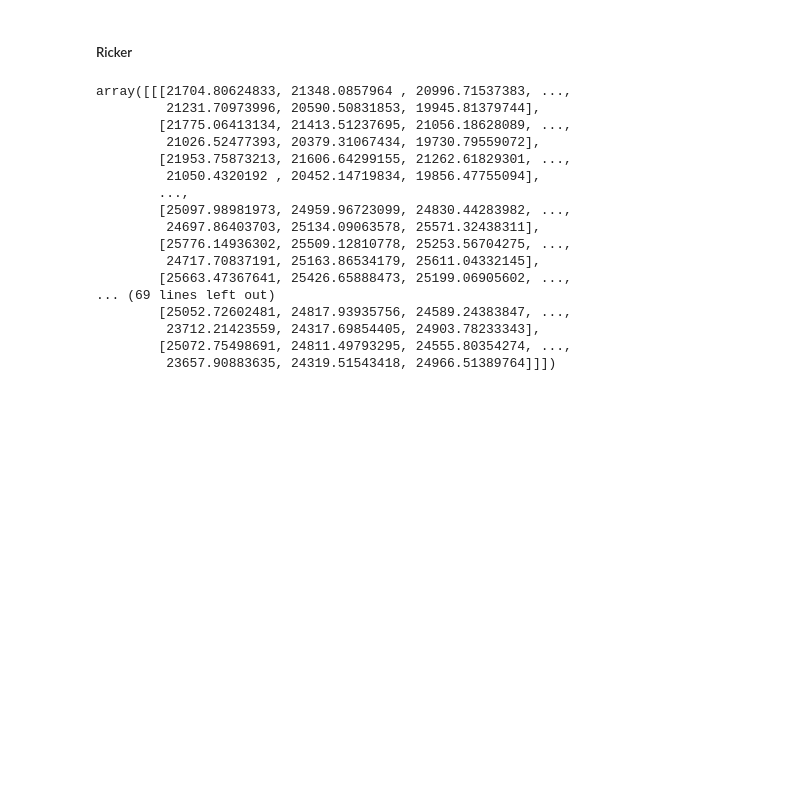
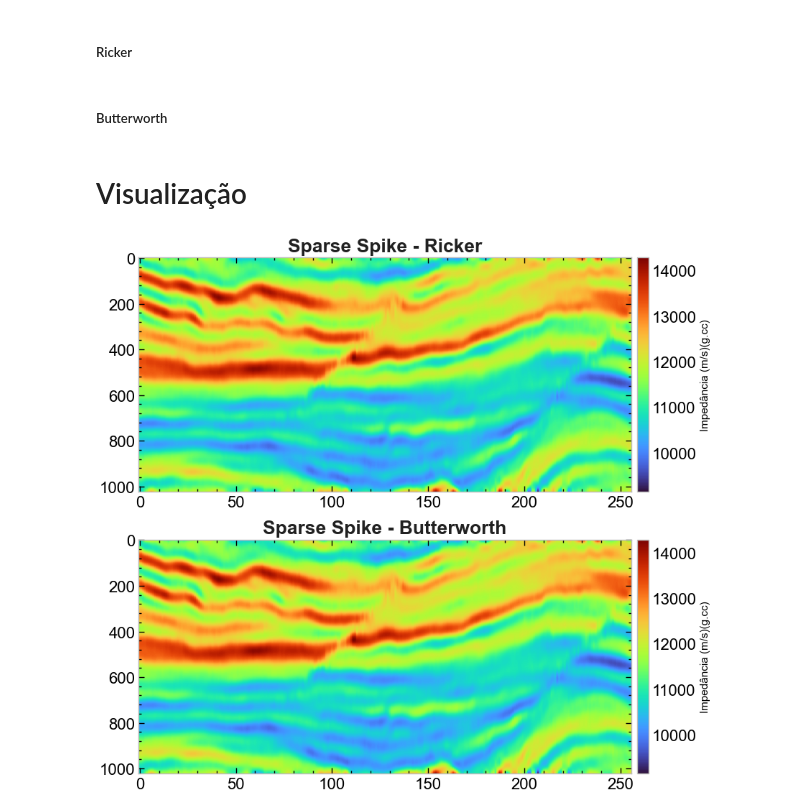
Before and after one commit to albano-a/tcc_methodology, a Jupyter notebook: main.ipynb, the cells around one changed output. Saved outputs shown, nothing was run; the diff lists cells and outputs as text; code cells hidden in the pictures; blank space fills up the shorter version.

```diff
--- a/main.ipynb
+++ b/main.ipynb
@@ -341,24 +401,6 @@ for iy in range(ny):
         nz, nx
     )
 
-ss_inverted_impedance_final_ricker = ss_inverted_impedance_ricker + imp_background
+ss_inverted_impedance_final_ricker = ss_inverted_impedance_ricker #+ imp_background
-# %%
-ss_inverted_impedance_final_ricker
-# %% [output]
-array([[[21704.80624833, 21348.0857964 , 20996.71537383, ...,
-         21231.70973996, 20590.50831853, 19945.81379744],
-        [21775.06413134, 21413.51237695, 21056.18628089, ...,
-         21026.52477393, 20379.31067434, 19730.79559072],
-        [21953.75873213, 21606.64299155, 21262.61829301, ...,
-         21050.4320192 , 20452.14719834, 19856.47755094],
-        ...,
-        [25097.98981973, 24959.96723099, 24830.44283982, ...,
-         24697.86403703, 25134.09063578, 25571.32438311],
-        [25776.14936302, 25509.12810778, 25253.56704275, ...,
-         24717.70837191, 25163.86534179, 25611.04332145],
-        [25663.47367641, 25426.65888473, 25199.06905602, ...,
-... (69 lines left out)
-        [25052.72602481, 24817.93935756, 24589.24383847, ...,
-         23712.21423559, 24317.69854405, 24903.78233343],
-        [25072.75498691, 24811.49793295, 24555.80354274, ...,
-         23657.90883635, 24319.51543418, 24966.51389764]]])
+# %% [markdown]
+##### Butterworth
@@ -364,0 +438,39 @@ array([[[21704.80624833, 21348.0857964 , 20996.71537383, ...,
+# %% [markdown]
+# Visualização
+# %%
+fig, axs = plt.subplots(2, 1, figsize=(9, 8))
+
+SECTION = 200
+
+c = axs[0].imshow(
+    ss_inverted_impedance_final_ricker[SECTION, :, :].T, cmap="turbo", aspect="auto"
+)
+cbar = fig.colorbar(c, ax=axs[0], pad=0.01)
+cbar.set_label("Impedância (m/s)(g.cc)", size=11)
+cbar.ax.tick_params(labelsize=LABEL_SIZE)
+axs[0].set_title("Sparse Spike - Ricker", fontsize=FONT_SIZE, fontweight="bold", color=TEXT_COLOR)
+axs[0].set_yticklabels(
+    [str(int(tick) * 4) for tick in axs[0].get_yticks()]
+)  # Altera os rótulos do eixo y
+axs[0].tick_params(axis="both", labelsize=LABEL_SIZE)
+axs[0].grid(False)
+
+c = axs[1].imshow(
+    ss_inverted_impedance_final_butter[SECTION, :, :].T,
+    cmap="turbo",
+    aspect="auto",
+)
+cbar = fig.colorbar(c, ax=axs[1], pad=0.01)
+cbar.set_label("Impedância (m/s)(g.cc)", size=11)
+cbar.ax.tick_params(labelsize=LABEL_SIZE)
+axs[1].set_title("Sparse Spike - Butterworth", fontsize=FONT_SIZE, fontweight="bold", color=TEXT_COLOR)
+axs[1].set_yticklabels(
+    [str(int(tick) * 4) for tick in axs[1].get_yticks()]
+)  # Altera os rótulos do eixo y
+axs[1].tick_params(axis="both", labelsize=LABEL_SIZE)
+axs[1].grid(False)
+
+plt.tight_layout()
+plt.show()
+# %% [output]
+[figure, added]
```
Also changed, not shown: parts of 7 cells of this notebook, 1 other file.
